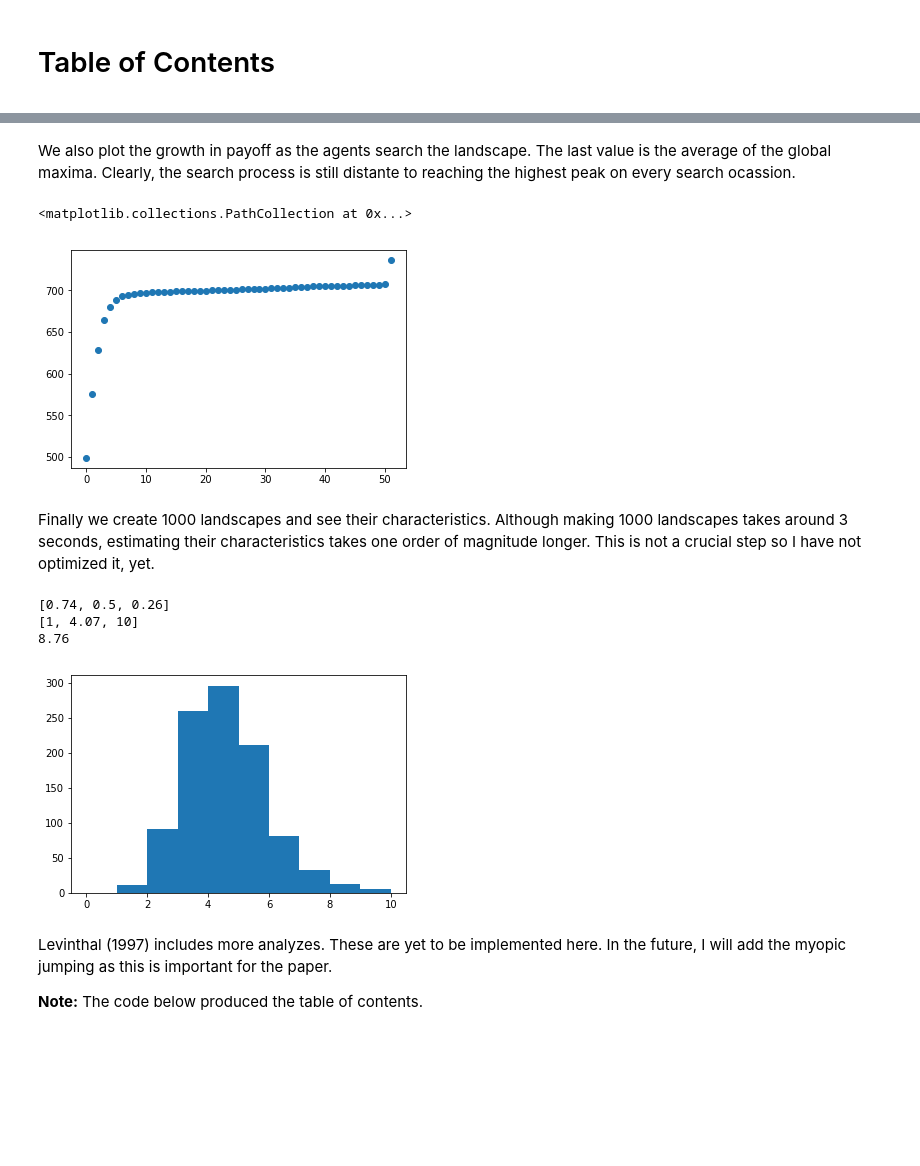
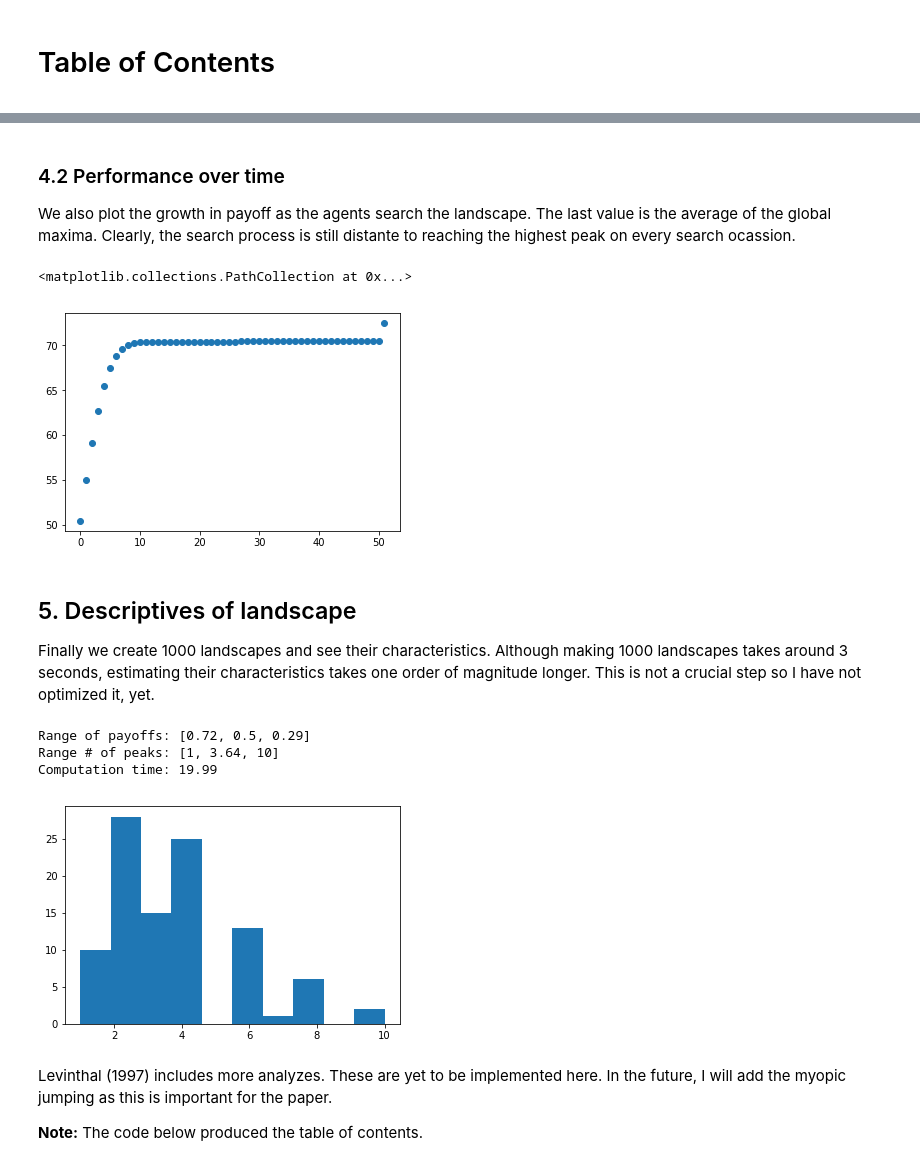
Before and after one commit to jparrieta/nk, a Jupyter notebook: levinthal.ipynb, the cells around one changed output, grey strips where cells are left out. Saved outputs shown, nothing was run; the diff lists cells and outputs as text; code cells hidden in the pictures; blank space fills up the shorter version.

```diff
--- a/levinthal.ipynb
+++ b/levinthal.ipynb
@@ -207,0 +242,13 @@ Below we run the simulation once and show the steps followed by one agent while
+# %%
+# Simulation
+num_periods = 50
+num_reps = 100
+num_lands = 100
+# Agent
+long_jump = 0.1
+noise = 0.0 # no noise 0.0, low noise 0.01, high noise 0.025
+start_pos = "Random" # "Minimum", "Random"
+# Landscape
+n = 10
+k = 1
+land_style = "Levinthal" # "Levinthal", "Rand_mat", "Rand_row"
@@ -208,11 +263,4 @@ Below we run the simulation once and show the steps followed by one agent while
 # %%
-n = 6
-k = 2
-num_periods = 50
-num_reps = 1000
-long_jump = 0.1
-Environment = landscape(n,k)
-Alice = agent(long_jump = long_jump)
 reached_max, n_step, n_trial, output_short, output_long = Alice.search(Environment.lands, num_periods)
 output_short
 # %% [output]
@@ -242,33 +297,36 @@ print(round(time.time()-start_time,2))
 # %% [markdown]
+### 4.2 Performance over time
 We also plot the growth in payoff as the agents search the landscape. The last value is the average of the global maxima. Clearly, the search process is still distante to reaching the highest peak on every search ocassion.
 # %%
-plt.scatter(range(num_periods+2), all_payoffs[:num_periods+2])
+plt.scatter(range(num_periods+2), 100*(all_payoffs[:num_periods+2])/(num_lands*num_reps))
 # %% [output]
 <matplotlib.collections.PathCollection at 0x...>
-[figure, old version]
+[figure, new version]
 # %% [markdown]
+## 5. Descriptives of landscape
+
 Finally we create 1000 landscapes and see their characteristics. Although making 1000 landscapes takes around 3 seconds, estimating their characteristics takes one order of magnitude longer. This is not a crucial step so I have not optimized it, yet.
 # %%
-Environment = landscape(n,k)
+Environment = landscape(n,k, land_style)
 start_time = time.time()
 all_max = []
 all_min = []
 all_num_peaks = []
 for i in range(num_reps):
-    Environment.reset() # 90% from cal_lands
+    Environment.reset()
     max_val, min_val, peaks = Environment.summary()
     all_max.append(max_val)
     all_min.append(min_val)
     all_num_peaks.append(peaks)
-print([round(np.mean(all_max),2), 0.5, round(np.mean(all_min),2)])
-print([min(all_num_peaks), round(np.mean(all_num_peaks),2), max(all_num_peaks)])
-plt.hist(all_num_peaks, bins=10, range=(0, 10))
-print(round(time.time()-start_time,2))
+print("Range of payoffs: " + str([round(np.mean(all_max),2), 0.5, round(np.mean(all_min),2)]))
+print("Range # of peaks: " + str([min(all_num_peaks), round(np.mean(all_num_peaks),2), max(all_num_peaks)]))
+plt.hist(all_num_peaks, bins=10)
+print("Computation time: "+ str(round(time.time()-start_time,2)))
 # %% [output]
-[0.74, 0.5, 0.26]
-[1, 4.07, 10]
-8.76
+Range of payoffs: [0.72, 0.5, 0.29]
+Range # of peaks: [1, 3.64, 10]
+Computation time: 19.99
-[figure, old version]
+[figure, new version]
 # %% [markdown]
 Levinthal (1997) includes more analyzes. These are yet to be implemented here. In the future, I will add the myopic jumping as this is important for the paper.
 
```
Also changed, not shown: parts of 16 cells of this notebook.
